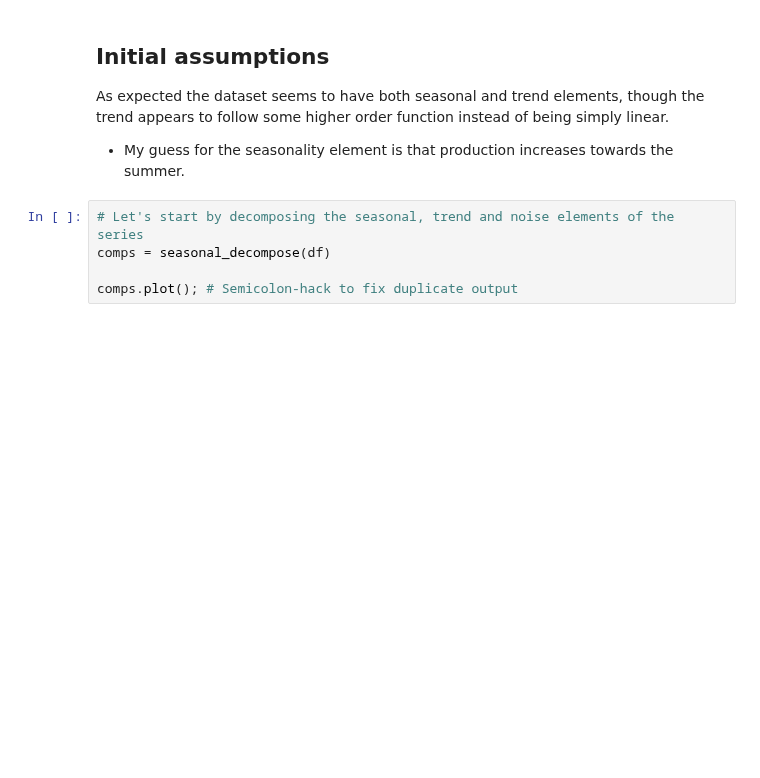
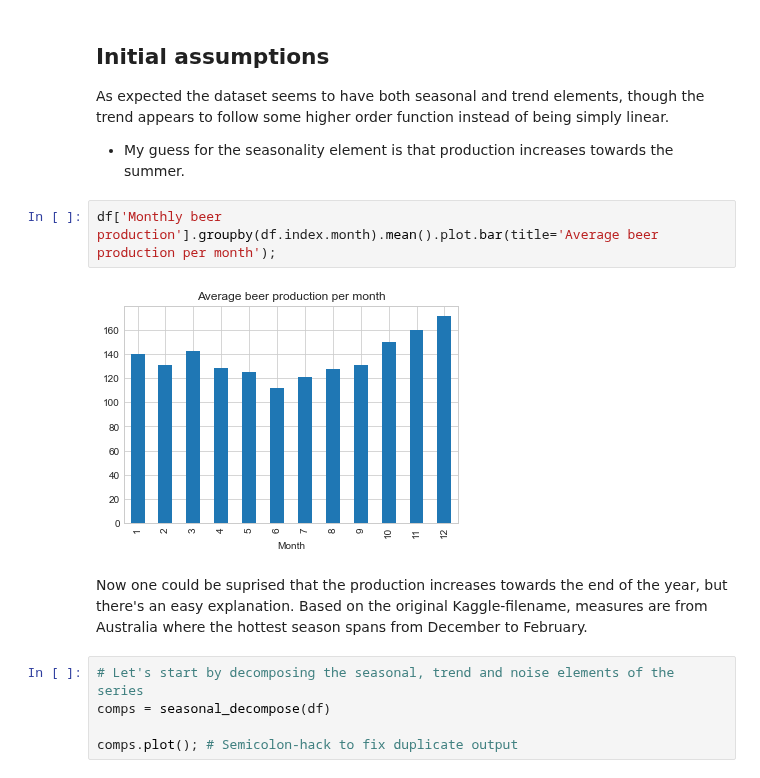
Before and after one commit to lauripe/data-analytics, a Jupyter notebook: src/assignment3/part2-beer-smoothing.ipynb, the cells around one changed output. Saved outputs shown, nothing was run; the diff lists cells and outputs as text; blank space fills up the shorter version.

```diff
--- a/src/assignment3/part2-beer-smoothing.ipynb
+++ b/src/assignment3/part2-beer-smoothing.ipynb
@@ -39,6 +39,13 @@ plt.plot(df)
 ## Initial assumptions
 As expected the dataset seems to have both seasonal and trend elements, though the trend appears to follow some higher order function instead of being simply linear.
 - My guess for the seasonality element is that production increases towards the summer.
+# %%
+df['Monthly beer production'].groupby(df.index.month).mean().plot.bar(title='Average beer production per month');
+# %% [output]
+[figure, added]
+# %% [markdown]
+Now one could be suprised that the production increases towards the end of the year, but there's an easy explanation.
+Based on the original Kaggle-filename, measures are from Australia where the hottest season spans from December to February.
 # %%
 # Let's start by decomposing the seasonal, trend and noise elements of the series
 comps = seasonal_decompose(df)
```
Also changed, not shown: parts of 12 cells of this notebook.
